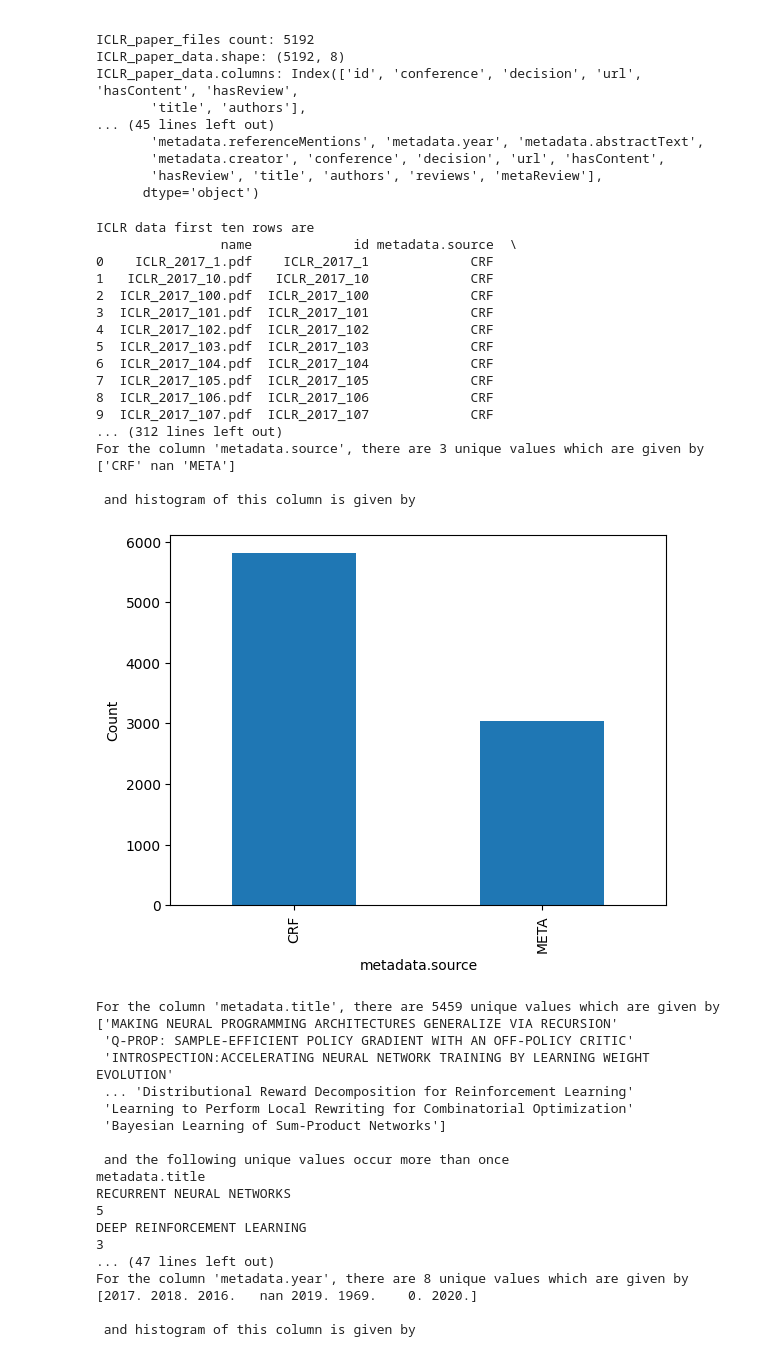
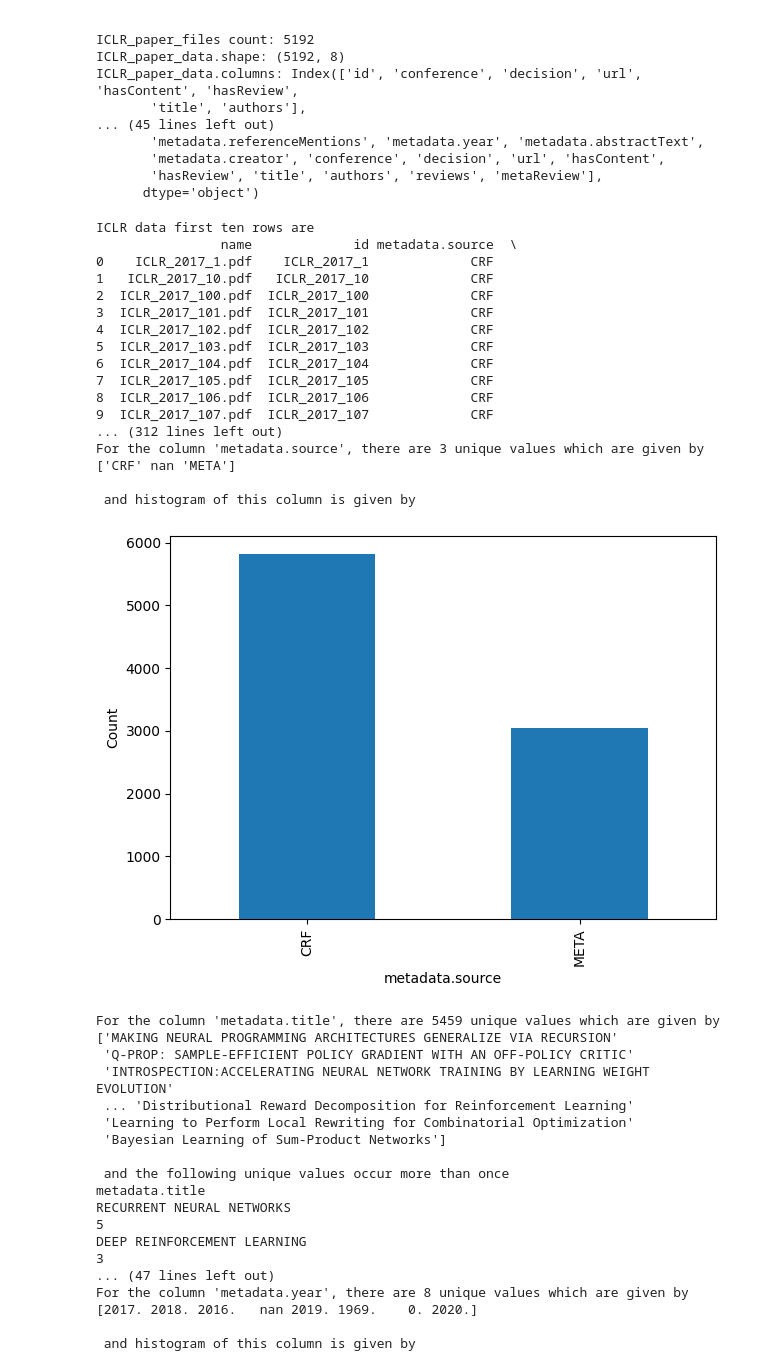
Before and after one commit to oztuka/IS584CourseTermProject, a Jupyter notebook: notebooks/EDA_and_Quality_Checks.ipynb, the cells around one changed output. Saved outputs shown, nothing was run; the diff lists cells and outputs as text; code cells hidden in the pictures.

```diff
--- a/notebooks/EDA_and_Quality_Checks.ipynb
+++ b/notebooks/EDA_and_Quality_Checks.ipynb
@@ -211,6 +211,7 @@ for col_index in range(len(data.columns)):
     print(" ")
     print(" and histogram of this column is given by ")
     ax = value_counts.plot(kind='bar', xlabel=str(data.columns[col_index]), ylabel='Count', rot=90)
+    plt.tight_layout()
     fig = ax.get_figure()
     fig.savefig('histograms/' + str(data.columns[col_index]).replace(".", "_") + '_histogram.eps', format='eps', dpi=300)
     fig.savefig('histograms/' + str(data.columns[col_index]).replace(".", "_") + '_histogram.jpeg', format='jpeg', dpi=300)
@@ -224,34 +225,34 @@ for col_index in range(len(data.columns)):
   print(" ")
   print(" ")
   print(" ")
   print(" ")
 
 shutil.make_archive('histograms', 'zip', 'histograms')
 
 ICLR_data.to_pickle('ICLR_data.pkl')
 
 NIPS_data.to_pickle('NIPS_data.pkl')
 
 data.to_pickle('all_data.pkl')
 # %% [output]
 ICLR data first ten rows are
                 name             id metadata.source  \
 0    ICLR_2017_1.pdf    ICLR_2017_1             CRF
 1   ICLR_2017_10.pdf   ICLR_2017_10             CRF
 2  ICLR_2017_100.pdf  ICLR_2017_100             CRF
 3  ICLR_2017_101.pdf  ICLR_2017_101             CRF
 4  ICLR_2017_102.pdf  ICLR_2017_102             CRF
 5  ICLR_2017_103.pdf  ICLR_2017_103             CRF
 6  ICLR_2017_104.pdf  ICLR_2017_104             CRF
 7  ICLR_2017_105.pdf  ICLR_2017_105             CRF
 8  ICLR_2017_106.pdf  ICLR_2017_106             CRF
 9  ICLR_2017_107.pdf  ICLR_2017_107             CRF
 ... (312 lines left out)
 For the column 'metadata.source', there are 3 unique values which are given by
 ['CRF' nan 'META']
 
  and histogram of this column is given by
-[figure, old version]
+[figure, new version]
 For the column 'metadata.title', there are 5459 unique values which are given by
 ['MAKING NEURAL PROGRAMMING ARCHITECTURES GENERALIZE VIA RECURSION'
  'Q-PROP: SAMPLE-EFFICIENT POLICY GRADIENT WITH AN OFF-POLICY CRITIC'
```
Also changed, not shown: parts of 1 cell of this notebook.
